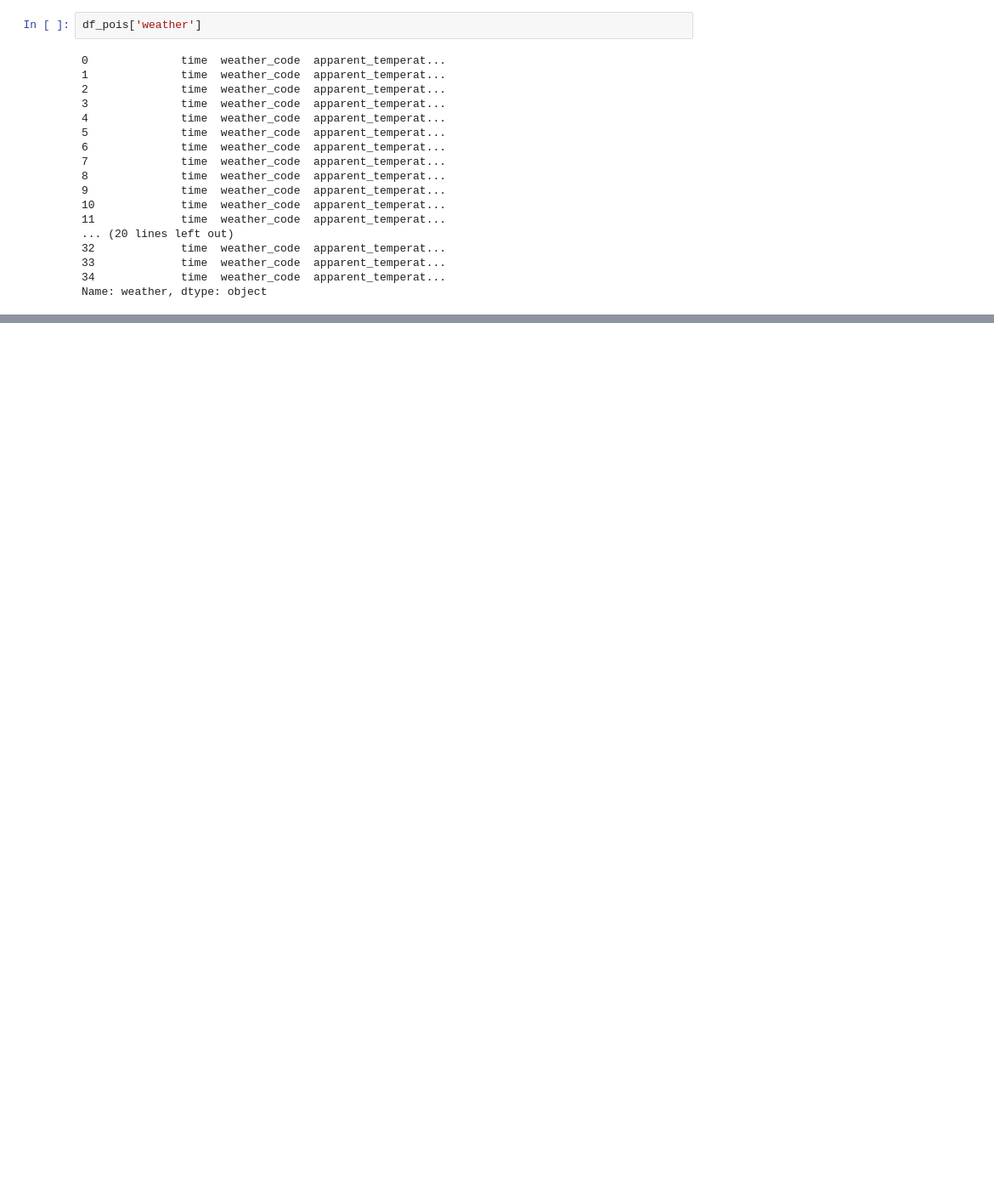
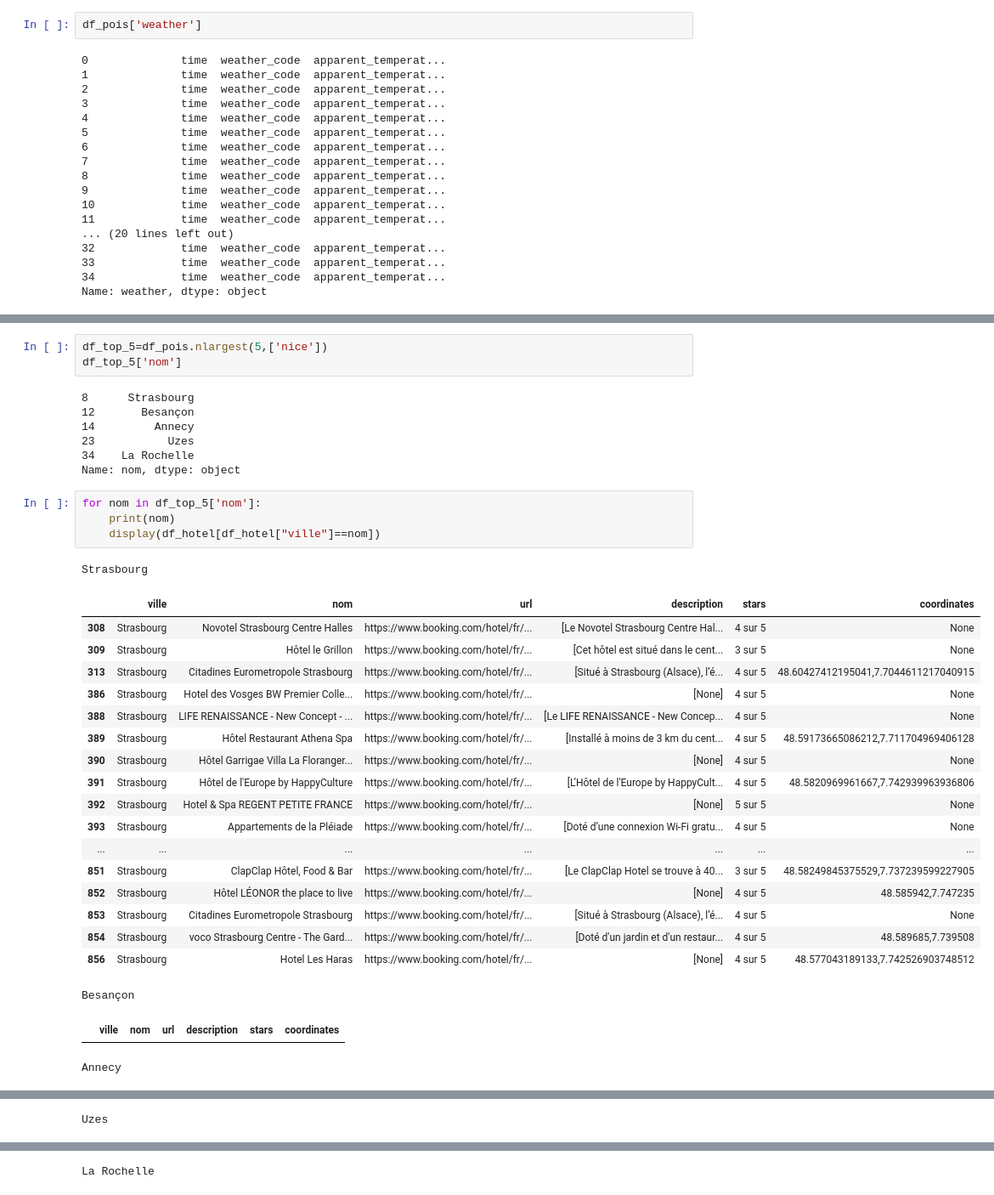
Before and after one commit to pradelf/kayak, a Jupyter notebook: 01_Plan_your_trip_with_Kayak_FPr.ipynb, the cells around one changed output, grey strips where cells are left out. Shown at 85% size. Drawn from its saved outputs; the diff is of its cells as text; blank space fills up the shorter version.

```diff
--- a/01_Plan_your_trip_with_Kayak_FPr.ipynb
+++ b/01_Plan_your_trip_with_Kayak_FPr.ipynb
@@ -844,3 +854,39 @@ fig.update_layout(
     title_x=0.5,
     title_text="Indice nice sur les 7 prochains jours pour chaque point d'intérêt.")
 fig.show()
+# %%
+df_top_5=df_pois.nlargest(5,['nice'])
+df_top_5['nom']
+# %% [output]
+8      Strasbourg
+12       Besançon
+14         Annecy
+23           Uzes
+34    La Rochelle
+Name: nom, dtype: object
+# %%
+for nom in df_top_5['nom']:
+    print(nom)
+    display(df_hotel[df_hotel["ville"]==nom])
+# %% [output]
+Strasbourg
+|  | ville | nom | url | description | stars | coordinates |
+| 308 | Strasbourg | Novotel Strasbourg Centre Halles | https://www.booking.com/hotel/fr/... | [Le Novotel Strasbourg Centre Hal... | 4 sur 5 | None |
+| 309 | Strasbourg | Hôtel le Grillon | https://www.booking.com/hotel/fr/... | [Cet hôtel est situé dans le cent... | 3 sur 5 | None |
+| 313 | Strasbourg | Citadines Eurometropole Strasbourg | https://www.booking.com/hotel/fr/... | [Situé à Strasbourg (Alsace), l’é... | 4 sur 5 | 48.60427412195041,7.7044611217040915 |
+| 386 | Strasbourg | Hotel des Vosges BW Premier Colle... | https://www.booking.com/hotel/fr/... | [None] | 4 sur 5 | None |
+| 388 | Strasbourg | LIFE RENAISSANCE - New Concept - ... | https://www.booking.com/hotel/fr/... | [Le LIFE RENAISSANCE - New Concep... | 4 sur 5 | None |
+| 389 | Strasbourg | Hôtel Restaurant Athena Spa | https://www.booking.com/hotel/fr/... | [Installé à moins de 3 km du cent... | 4 sur 5 | 48.59173665086212,7.711704969406128 |
+| 390 | Strasbourg | Hôtel Garrigae Villa La Floranger... | https://www.booking.com/hotel/fr/... | [None] | 4 sur 5 | None |
+| 391 | Strasbourg | Hôtel de l'Europe by HappyCulture | https://www.booking.com/hotel/fr/... | [L’Hôtel de l'Europe by HappyCult... | 4 sur 5 | 48.5820969961667,7.742939963936806 |
+| 392 | Strasbourg | Hotel & Spa REGENT PETITE FRANCE | https://www.booking.com/hotel/fr/... | [None] | 5 sur 5 | None |
+| 393 | Strasbourg | Appartements de la Pléiade | https://www.booking.com/hotel/fr/... | [Doté d’une connexion Wi-Fi gratu... | 4 sur 5 | None |
+| ... | ... | ... | ... | ... | ... | ... |
+| 851 | Strasbourg | ClapClap Hôtel, Food & Bar | https://www.booking.com/hotel/fr/... | [Le ClapClap Hotel se trouve à 40... | 3 sur 5 | 48.58249845375529,7.737239599227905 |
+| 852 | Strasbourg | Hôtel LÉONOR the place to live | https://www.booking.com/hotel/fr/... | [None] | 4 sur 5 | 48.585942,7.747235 |
+| 853 | Strasbourg | Citadines Eurometropole Strasbourg | https://www.booking.com/hotel/fr/... | [Situé à Strasbourg (Alsace), l’é... | 4 sur 5 | None |
+| 854 | Strasbourg | voco Strasbourg Centre - The Gard... | https://www.booking.com/hotel/fr/... | [Doté d'un jardin et d'un restaur... | 4 sur 5 | 48.589685,7.739508 |
+| 856 | Strasbourg | Hotel Les Haras | https://www.booking.com/hotel/fr/... | [None] | 4 sur 5 | 48.577043189133,7.742526903748512 |
+Besançon
+|  | ville | nom | url | description | stars | coordinates |
+Annecy
@@ -846,0 +910 @@ fig.show()
+Uzes
@@ -846,0 +928 @@ fig.show()
+La Rochelle
```
Also changed, not shown: parts of 50 cells of this notebook, 8 other files.
